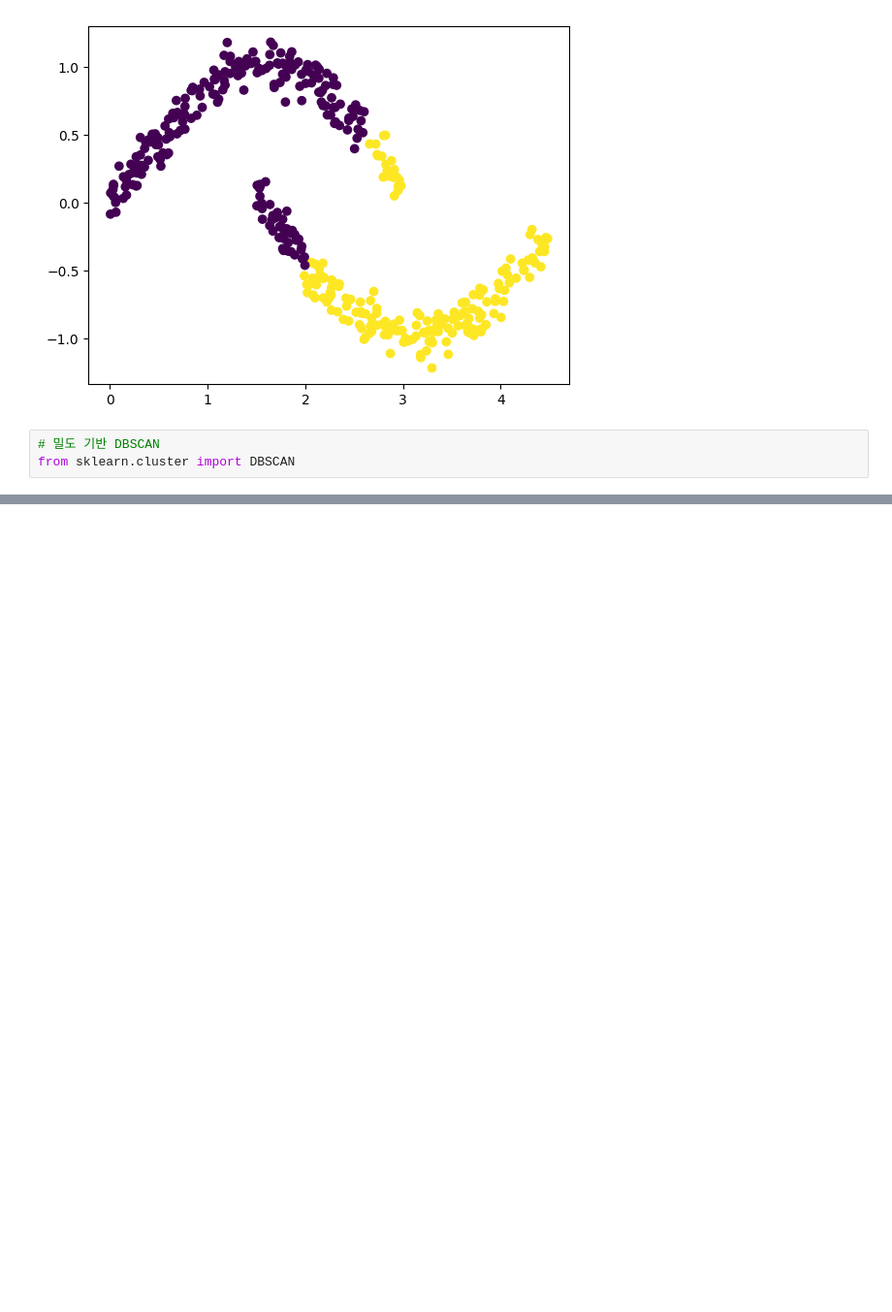
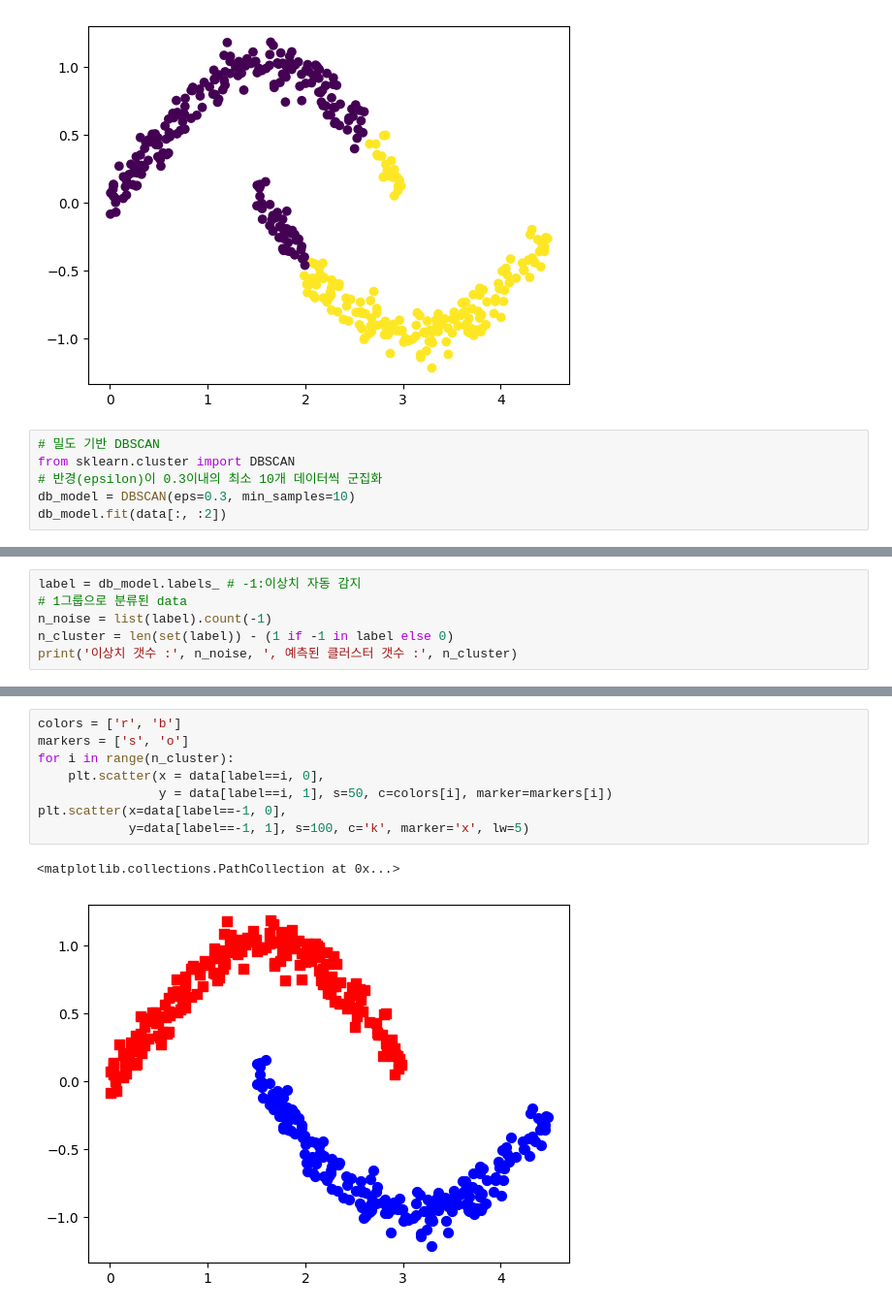
Before and after one commit to taro87/ai, a Jupyter notebook: source/09_MachineLearning/2장_군집분석.ipynb, the cells around one changed output, grey strips where cells are left out. Shown at 97% size. Saved outputs shown, nothing was run; the diff lists cells and outputs as text; blank space fills up the shorter version.

```diff
--- a/source/09_MachineLearning/2장_군집분석.ipynb
+++ b/source/09_MachineLearning/2장_군집분석.ipynb
@@ -399,3 +399,6 @@ plt.scatter(x=data[:, 0], y=data[:, 1], c=pred)
 # %%
 # 밀도 기반 DBSCAN
 from sklearn.cluster import DBSCAN
+# 반경(epsilon)이 0.3이내의 최소 10개 데이터씩 군집화
+db_model = DBSCAN(eps=0.3, min_samples=10)
+db_model.fit(data[:, :2])
@@ -401,0 +407,6 @@ from sklearn.cluster import DBSCAN
+# %%
+label = db_model.labels_ # -1:이상치 자동 감지
+# 1그룹으로 분류된 data
+n_noise = list(label).count(-1)
+n_cluster = len(set(label)) - (1 if -1 in label else 0)
+print('이상치 갯수 :', n_noise, ', 예측된 클러스터 갯수 :', n_cluster)
@@ -401,0 +422,11 @@ from sklearn.cluster import DBSCAN
+# %%
+colors = ['r', 'b']
+markers = ['s', 'o']
+for i in range(n_cluster):
+    plt.scatter(x = data[label==i, 0],
+                y = data[label==i, 1], s=50, c=colors[i], marker=markers[i])
+plt.scatter(x=data[label==-1, 0],
+            y=data[label==-1, 1], s=100, c='k', marker='x', lw=5)
+# %% [output]
+<matplotlib.collections.PathCollection at 0x...>
+[figure, added]
```
Also changed, not shown: parts of 28 cells of this notebook, 1 other file.
